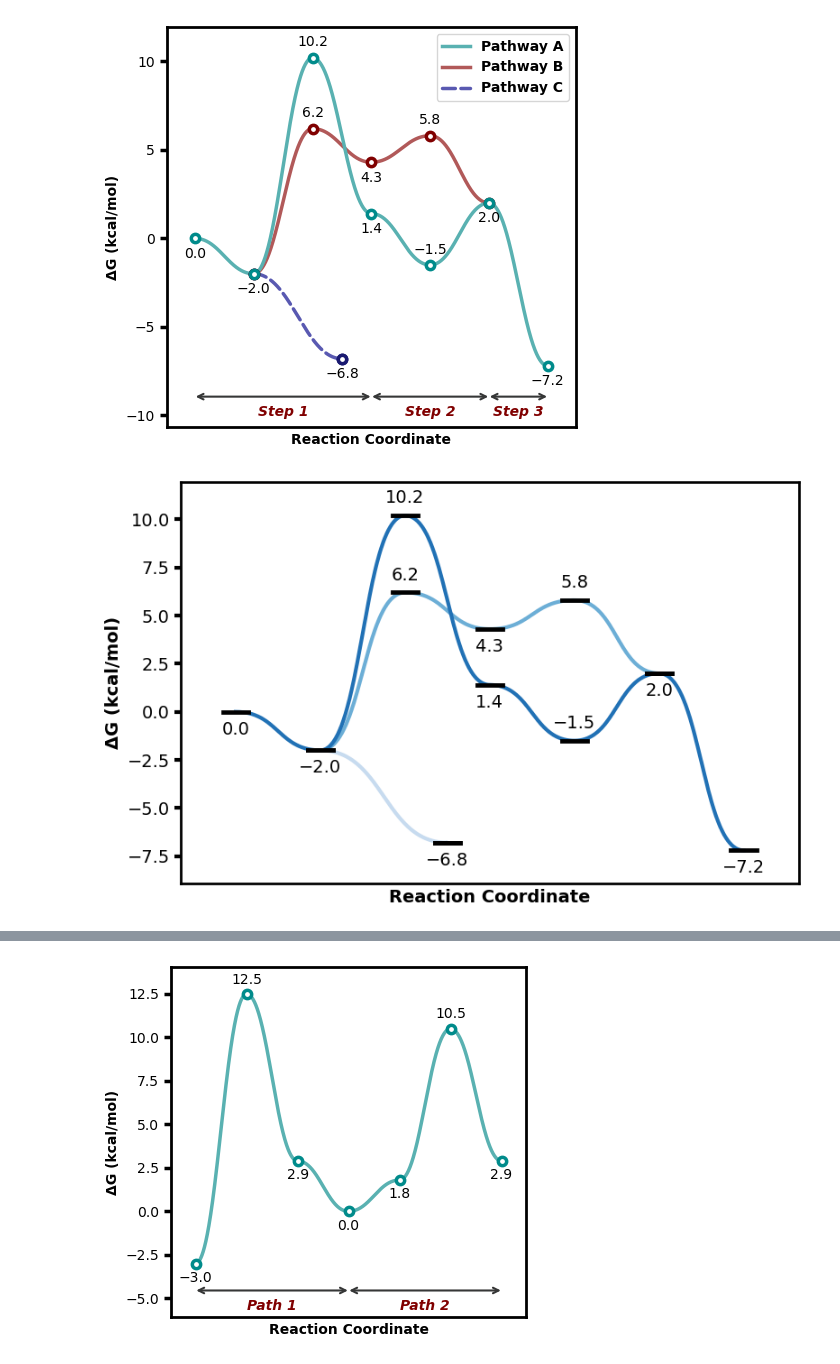
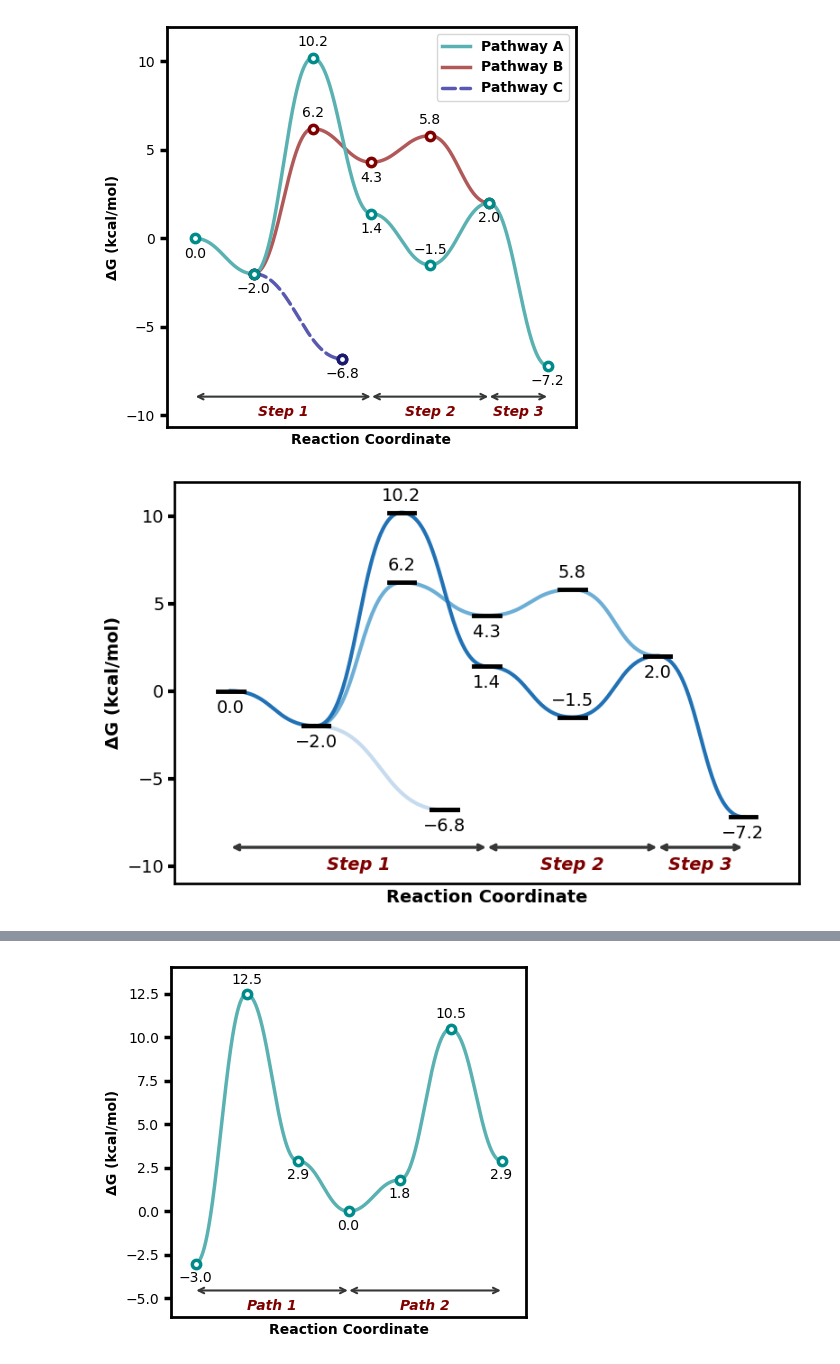
Before and after one commit to aligfellow/plotprofile, a Jupyter notebook: examples/example.ipynb, the cells around one changed output, grey strips where cells are left out. Drawn from its saved outputs; the diff is of its cells as text; code cells hidden in the pictures.

Commit message:
tidy import and annotations

```diff
--- a/examples/example.ipynb
+++ b/examples/example.ipynb
@@ -1,33 +1,29 @@
 # %%
-# import sys
-# from pathlib import Path
-# sys.path.append(str(Path("..") / "src"))
-
-import plotProfile
+from plotProfile import ReactionProfilePlotter
 import numpy as np
 
 energy_sets = {
     "Pathway A": [0.00, -2.0, 10.2, 1.4, -1.5, 2.0, -7.2],
     "Pathway B": [np.nan, -2.0, 6.2, 4.3, 5.8, 2.0],
     "Pathway C": [np.nan, -2.0, -6.8,-6.8],
 }
 
 annotations = {
     'Step 1': (0,3),
     'Step 2': (3,5),
     'Step 3': (5,6),
 }
 
-plotter = plotProfile.plot.ReactionProfilePlotter(dashed=["off-cycle", "Pathway C"], segment_annotations=annotations)
-plotter.plot(energy_sets)
+plotter = ReactionProfilePlotter(dashed=["off-cycle", "Pathway C"])
+plotter.plot(energy_sets, annotations=annotations)
 
-plotter = plotProfile.plot.ReactionProfilePlotter(style="presentation", dashed=["off-cycle", "branching"], point_type='bar', desaturate=False, colors='Blues_r', show_legend=False, curviness=0.5)
-plotter.plot(energy_sets)
+plotter = ReactionProfilePlotter(style="presentation", dashed=["off-cycle", "branching"], point_type='bar', desaturate=False, colors='Blues_r', show_legend=False, curviness=0.5)
+plotter.plot(energy_sets, annotations=annotations)
 
-plotter = plotProfile.plot.ReactionProfilePlotter(style="straight", figsize=(6,4), dashed=["off-cycle", "branching"], point_type='dot', segment_annotations=annotations, annotation_color='black', axes='y', colors=['darkseagreen', 'slateblue', 'darksalmon'], energy='electronic', units='kj')
-plotter.plot(energy_sets)
+plotter = ReactionProfilePlotter(style="straight", figsize=(6,4), dashed=["off-cycle", "branching"], point_type='dot', annotation_color='black', axes='y', colors=['darkseagreen', 'slateblue', 'darksalmon'], energy='electronic', units='kj')
+plotter.plot(energy_sets,annotations=annotations)
 # %% [output]
 [figure]
-[figure, old version]
+[figure, new version]
 [figure]
 # %%
```
Also changed, not shown: parts of 1 cell of this notebook, 2 other files.
